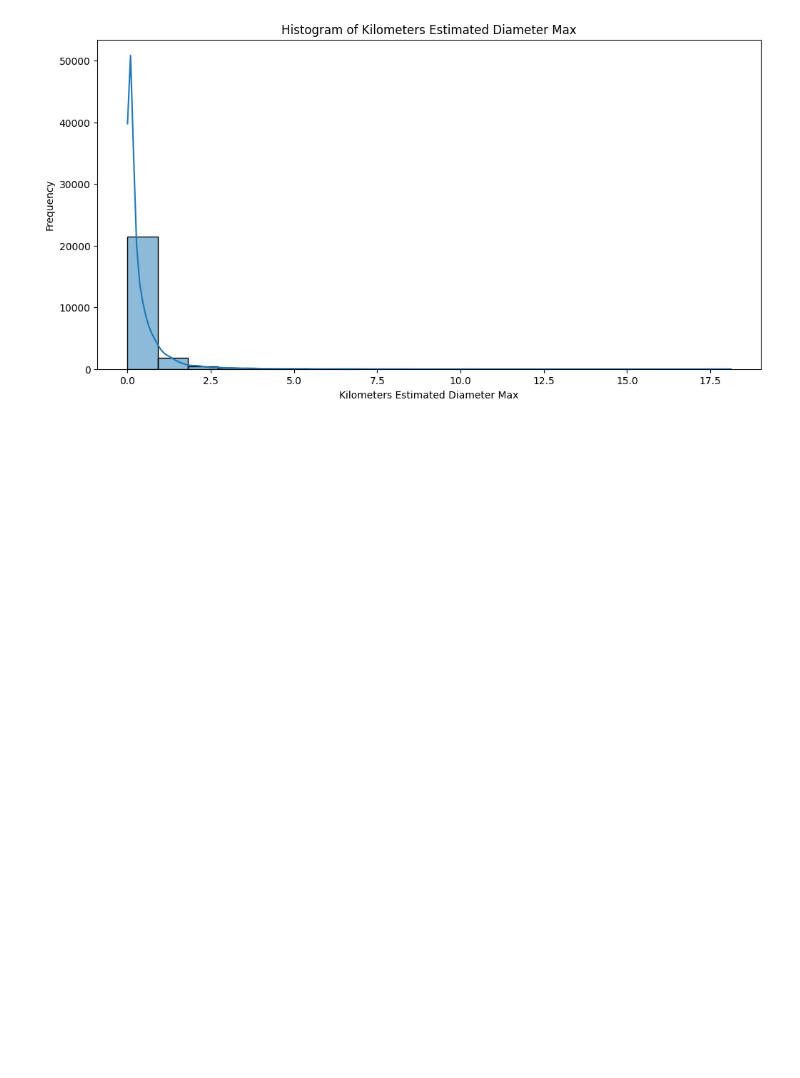
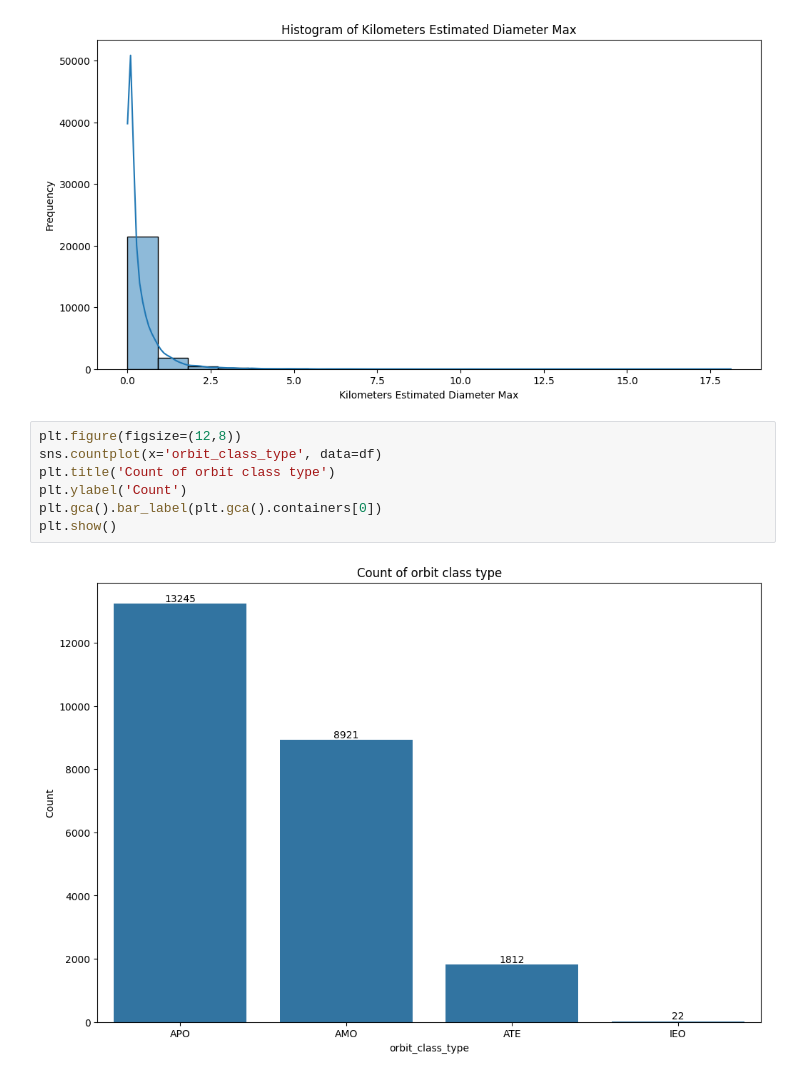
Before and after one commit to nhocratac/IE224-NEO, a Jupyter notebook: notebook/expolre_data.ipynb, the cells around one changed output. Drawn from its saved outputs; the diff is of its cells as text; blank space fills up the shorter version.

```diff
--- a/notebook/expolre_data.ipynb
+++ b/notebook/expolre_data.ipynb
@@ -93,3 +90,12 @@ plt.ylabel('Frequency')
 plt.show()
 # %% [output]
 [figure]
+# %%
+plt.figure(figsize=(12,8))
+sns.countplot(x='orbit_class_type', data=df)
+plt.title('Count of orbit class type')
+plt.ylabel('Count')
+plt.gca().bar_label(plt.gca().containers[0])
+plt.show()
+# %% [output]
+[figure, added]
```
Also changed, not shown: parts of 9 cells of this notebook.
